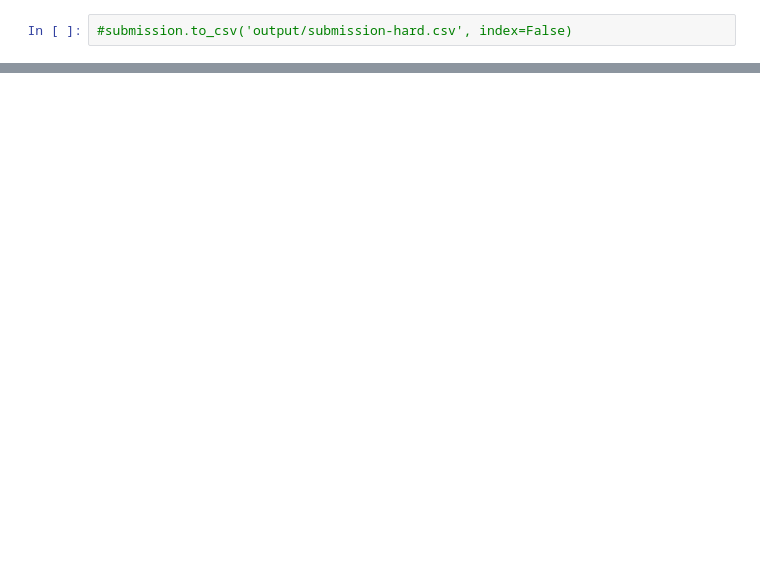
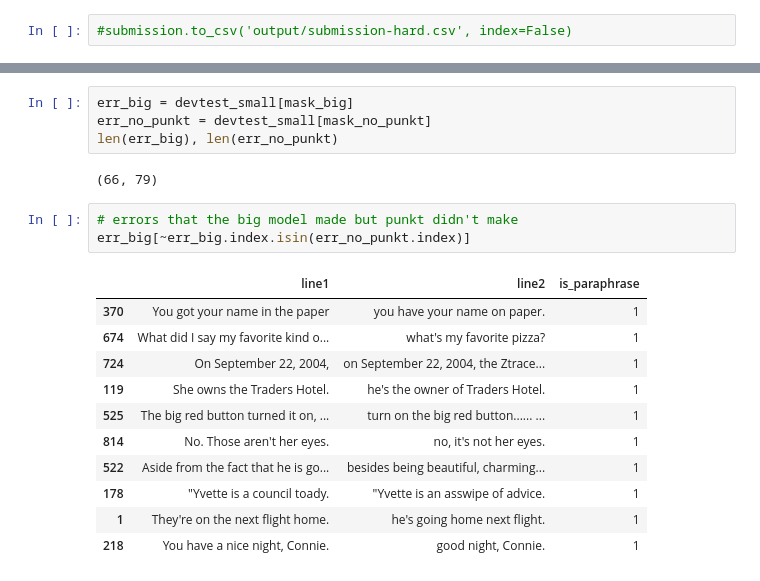
Before and after one commit to RuolinZheng08/ttic31190-natural-language-processing, a Jupyter notebook: hw4/mlp-classifier-experiments.ipynb, the cells around one changed output, grey strips where cells are left out. Cells and saved outputs as stored; diff of their text form; blank space fills up the shorter version.

```diff
--- a/hw4/mlp-classifier-experiments.ipynb
+++ b/hw4/mlp-classifier-experiments.ipynb
@@ -464,0 +480,21 @@ Name: Category, dtype: int64
+# %%
+err_big = devtest_small[mask_big]
+err_no_punkt = devtest_small[mask_no_punkt]
+len(err_big), len(err_no_punkt)
+# %% [output]
+(66, 79)
+# %%
+# errors that the big model made but punkt didn't make
+err_big[~err_big.index.isin(err_no_punkt.index)]
+# %% [output]
+|  | line1 | line2 | is_paraphrase |
+| 370 | You got your name in the paper | you have your name on paper. | 1 |
+| 674 | What did I say my favorite kind o... | what's my favorite pizza? | 1 |
+| 724 | On September 22, 2004, | on September 22, 2004, the Ztrace... | 1 |
+| 119 | She owns the Traders Hotel. | he's the owner of Traders Hotel. | 1 |
+| 525 | The big red button turned it on, ... | turn on the big red button...... ... | 1 |
+| 814 | No. Those aren't her eyes. | no, it's not her eyes. | 1 |
+| 522 | Aside from the fact that he is go... | besides being beautiful, charming... | 1 |
+| 178 | "Yvette is a council toady. | "Yvette is an asswipe of advice. | 1 |
+| 1 | They're on the next flight home. | he's going home next flight. | 1 |
+| 218 | You have a nice night, Connie. | good night, Connie. | 1 |
```
Also changed, not shown: parts of 13 cells of this notebook, 1 other file.
